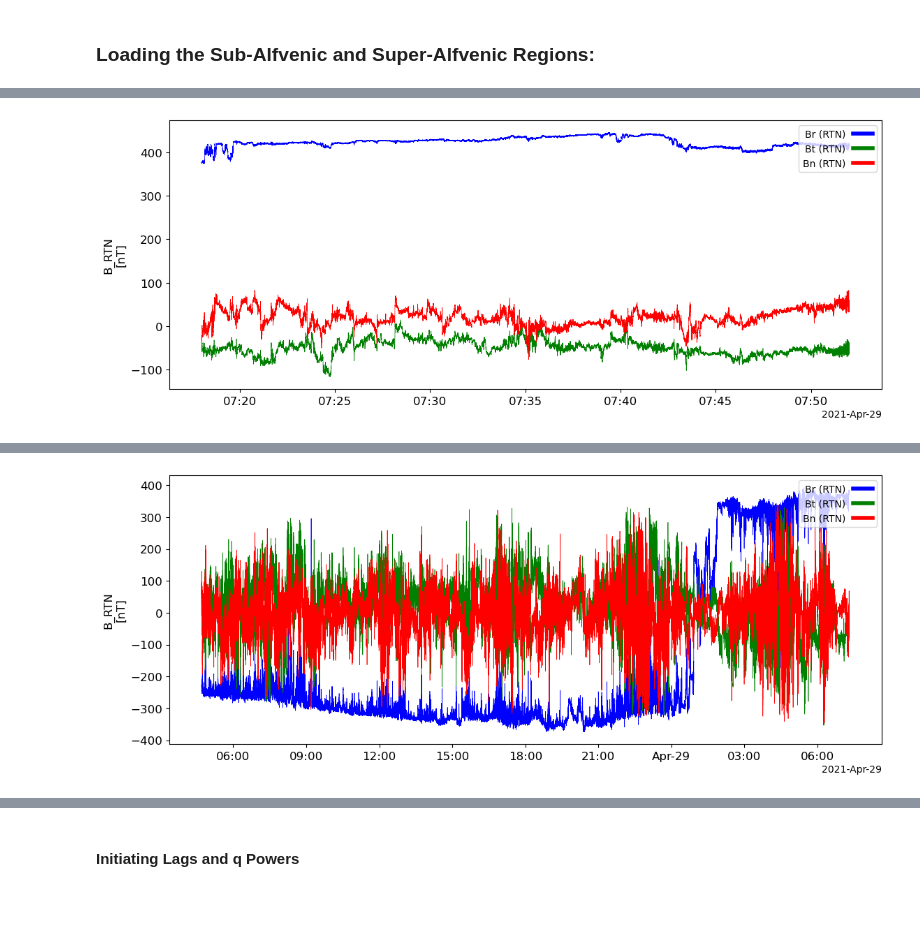
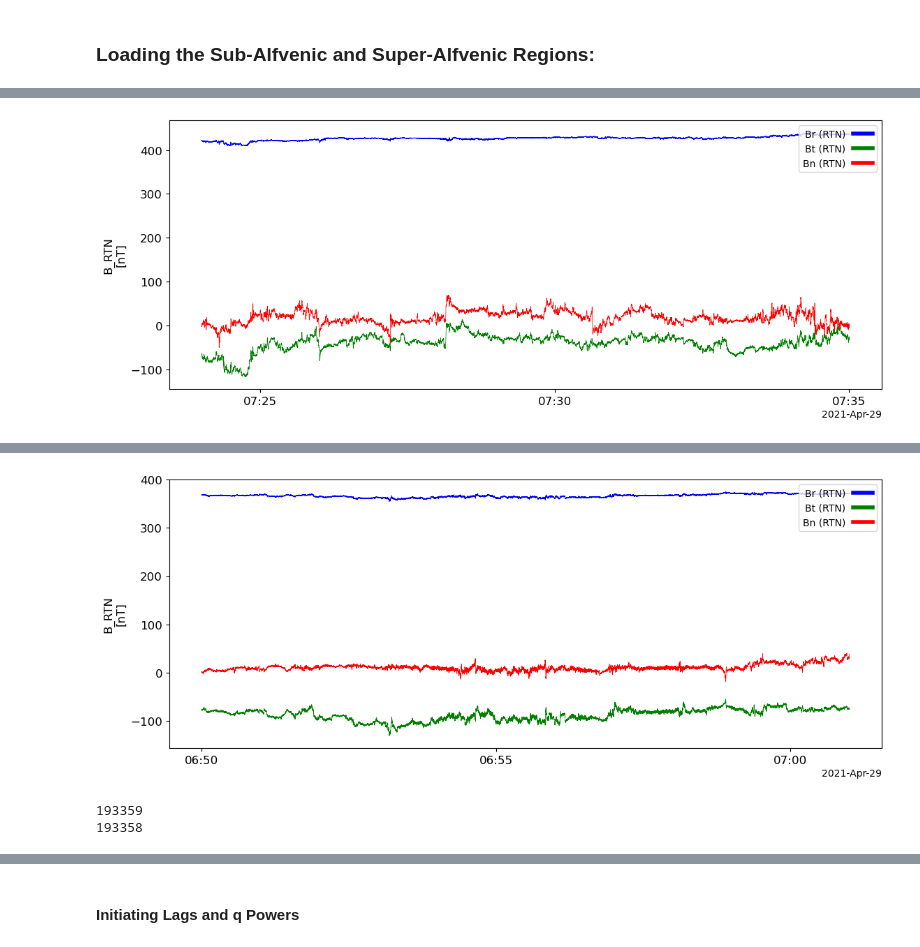
Before and after one commit to sfcoscia/Solar_Wind_MFDFA, a Jupyter notebook: PSP_Intervals/MFDFA_PSP_Interval2.ipynb, the cells around one changed output, grey strips where cells are left out. Drawn from its saved outputs; the diff is of its cells as text; code cells hidden in the pictures; blank space fills up the shorter version.

Commit message:
tons of new intervals

```diff
--- a/PSP_Intervals/MFDFA_PSP_Interval2.ipynb
+++ b/PSP_Intervals/MFDFA_PSP_Interval2.ipynb
@@ -13,7 +16,7 @@ import MFDFAlib
 # %%
 # First let's load the sub-Alfvenic time range
 # Ranges taken from https://arxiv.org/pdf/2201.10718 Section 3
-subAlfTimeRange = ['2021-4-29/07:18','2021-4-29/07:52']
+subAlfTimeRange = ['2021-4-29/07:24','2021-4-29/07:35']
 
 # Here we set the environment variable for the specified time range of the PSP data:
 fields_vars = pyspedas.projects.psp.fields(trange=subAlfTimeRange, datatype='mag_rtn', level='l2', time_clip=True)
@@ -32,7 +35,7 @@ tplot('psp_fld_l2_mag_RTN')
 # MFDFA = MFDFAlib.MFDFA_analysis(bmag_sub)
 
 # Now let's choose the corresponding super-Alfvenic time range
-superAlfTimeRange = ['2021-4-28/04:42','2021-4-29/07:18']
+superAlfTimeRange = ['2021-4-29/06:50','2021-4-29/07:01']
 
 # Here we set the environment variable for the specified time range of the PSP data:
 fields_vars = pyspedas.projects.psp.fields(trange=superAlfTimeRange, datatype='mag_rtn', level='l2', time_clip=True)
@@ -46,8 +49,8 @@ bmag_super = MFDFAlib.magnitude(b_rtn_superAlf.y)
 # Here we plot the data to make sure everything looks proper
 tplot('psp_fld_l2_mag_RTN')
 
-sub_label = 'Sub-Alfvenic Interval (April 28th, 2021 from 09:33-14:42 UTC)'
-super_label = 'Super-Alfvenic Interval (April 28th, 2021 from 00:00-09:33 UTC)'
+sub_label = 'Sub-Alfvenic Interval (April 29th, 2021 from 07:24-07:35 UTC)'
+super_label = 'Super-Alfvenic Interval (April 29th, 2021 from 06:50-07:01 UTC)'
 
 # Finally, we perform the multifractal analysis using the MFDFA library:
 # This will give us the Renyi spectrum, Hurst spectrum, fluctuation function, and singularity spectrum
@@ -60 +63 @@ super_label = 'Super-Alfvenic Interval (April 28th, 2021 from 00:00-09:33 UTC)'
-[figure, old version]
+[figure, new version]
@@ -75 +68,7 @@ super_label = 'Super-Alfvenic Interval (April 28th, 2021 from 00:00-09:33 UTC)'
-[figure, old version]
+[figure, new version]
+# %%
+print(len(bmag_sub))
+print(len(bmag_super))
+# %% [output]
+193359
+193358
```
Also changed, not shown: parts of 33 cells of this notebook, 20 other files.
